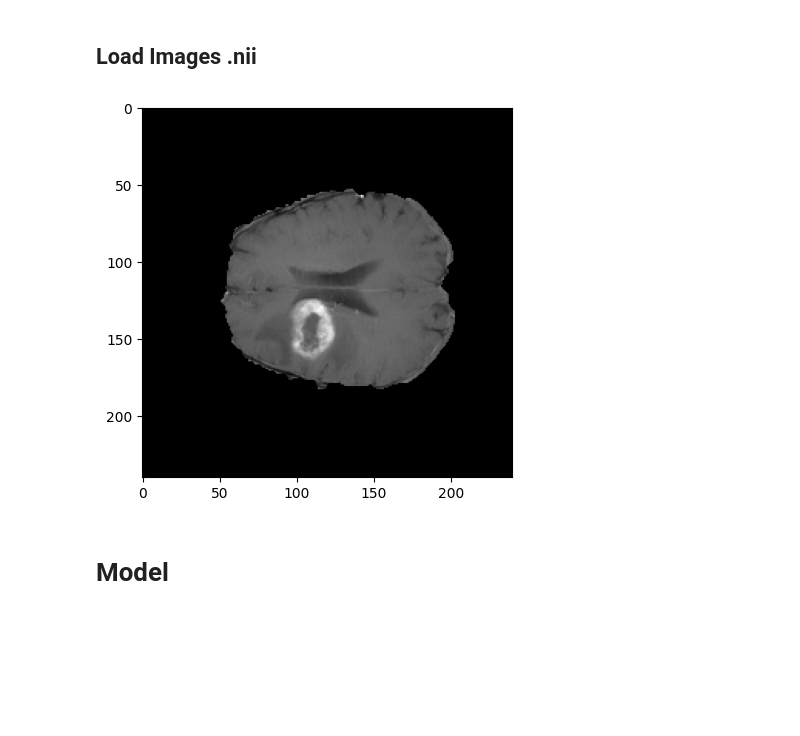
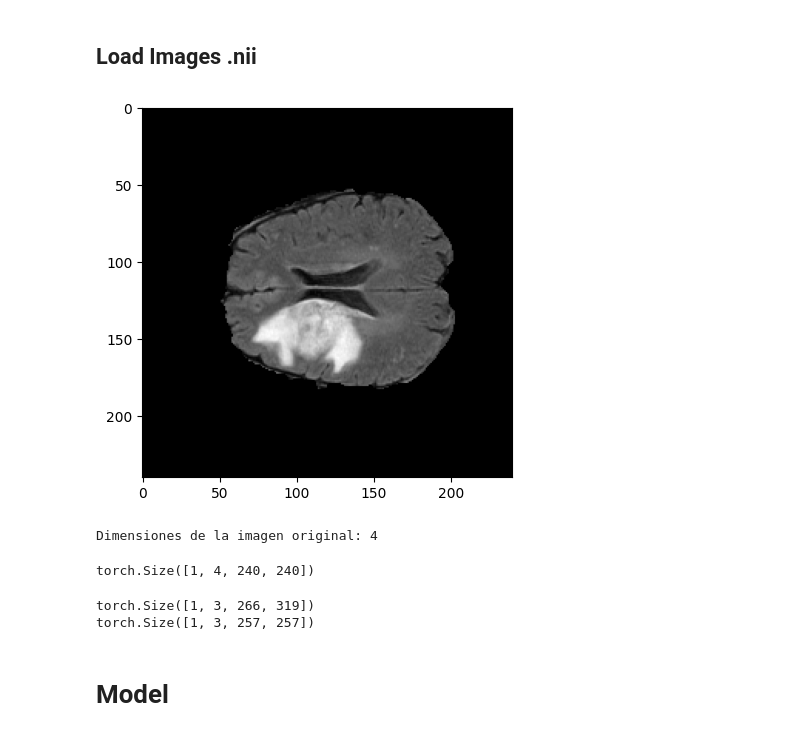
Before and after one commit to amulet1989/MS-Former, a Jupyter notebook: MSFormer.ipynb, the cells around one changed output. Saved outputs shown, nothing was run; the diff lists cells and outputs as text; code cells hidden in the pictures; blank space fills up the shorter version.

```diff
--- a/MSFormer.ipynb
+++ b/MSFormer.ipynb
@@ -63,24 +63,50 @@ len(img_data), len(lbl_data)
 # %%
 # Define the folder path
 folder_path = './input/MRI/'
 
 # Find all NIfTI files in the folder
 nii_files = glob.glob(folder_path + '*.nii')
 
 # Iterate over the NIfTI files and load them
+mimg=[]
 for file_path in nii_files:
     img = nib.load(file_path)
     data = img.get_fdata()
 
     # Get the slice you want to visualize
     slice_num = 90
-    img_data = data[:, :, slice_num]
+    slice=(data[:, :, slice_num])
+    mimg.append(slice)
 
     # Visualize the slice using Matplotlib
-    plt.imshow(img_data, cmap='gray')
-    plt.show()
+plt.imshow(mimg[0], cmap='gray')
+plt.show()
+print("Dimensiones de la imagen original:", len(mimg))
 # %% [output]
-[figure, old version]
+[figure, new version]
+Dimensiones de la imagen original: 4
+# %%
+# Convierte la lista de slices en un tensor de torch
+mimg_tensor = torch.from_numpy(np.stack(mimg, axis=0).astype('float32'))
+mimg_tensor = mimg_tensor.unsqueeze(0)
+
+
+# Verifica el tamaño del tensor resultante
+print(mimg_tensor.size())
+# %% [output]
+torch.Size([1, 4, 240, 240])
+# %%
+for img_num, img_file in enumerate(img_data):
+
+    ######################################### Read Data #########################################
+    im = cv2.imread(img_file)
+
+
+    data = torch.from_numpy(np.array([im.transpose((2, 0, 1)).astype('float32')/255.]))
+    print(data.size())
+# %% [output]
+torch.Size([1, 3, 266, 319])
+torch.Size([1, 3, 257, 257])
 # %% [markdown]
 # Model
 # %%
```
Also changed, not shown: parts of 4 cells of this notebook, 3 other files.
